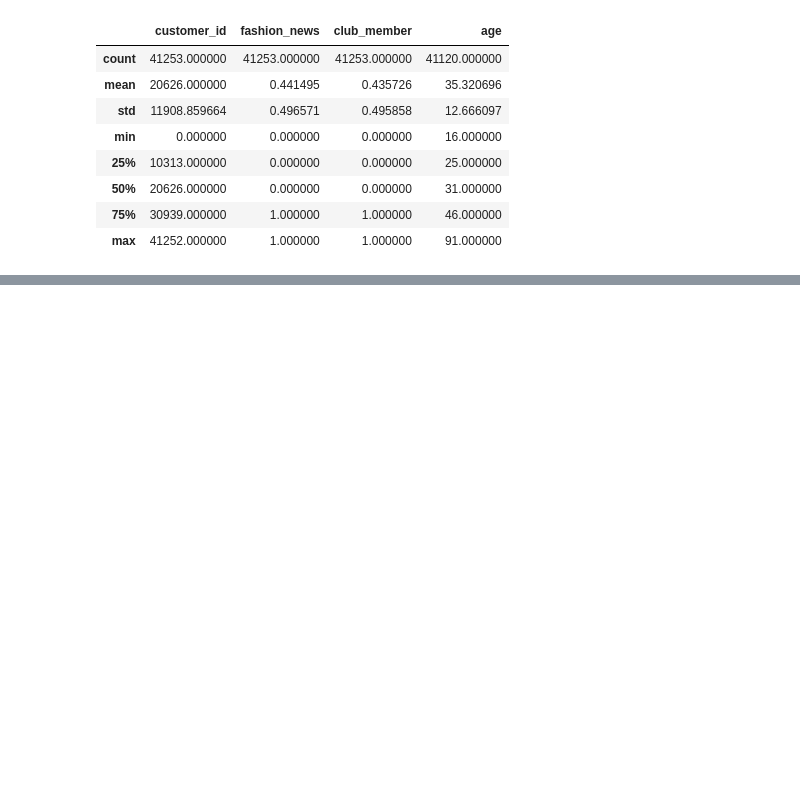
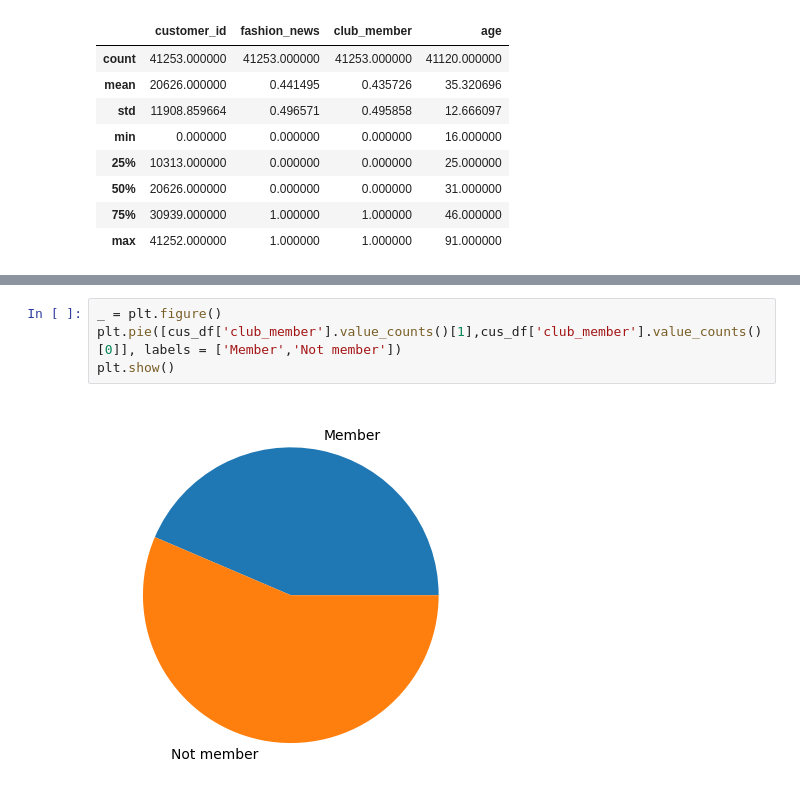
Before and after one commit to matteo-spadaccia/Artificial-Intelligence-and-Machine-Learning-Project-2023, a Jupyter notebook: main.ipynb, the cells around one changed output, grey strips where cells are left out. Drawn from its saved outputs; the diff is of its cells as text; blank space fills up the shorter version.

```diff
--- a/main.ipynb
+++ b/main.ipynb
@@ -172,0 +162,6 @@ Name: age, Length: 70, dtype: int64
+# %%
+_ = plt.figure()
+plt.pie([cus_df['club_member'].value_counts()[1],cus_df['club_member'].value_counts()[0]], labels = ['Member','Not member'])
+plt.show()
+# %% [output]
+[figure, added]
```
Also changed, not shown: parts of 6 cells of this notebook.
